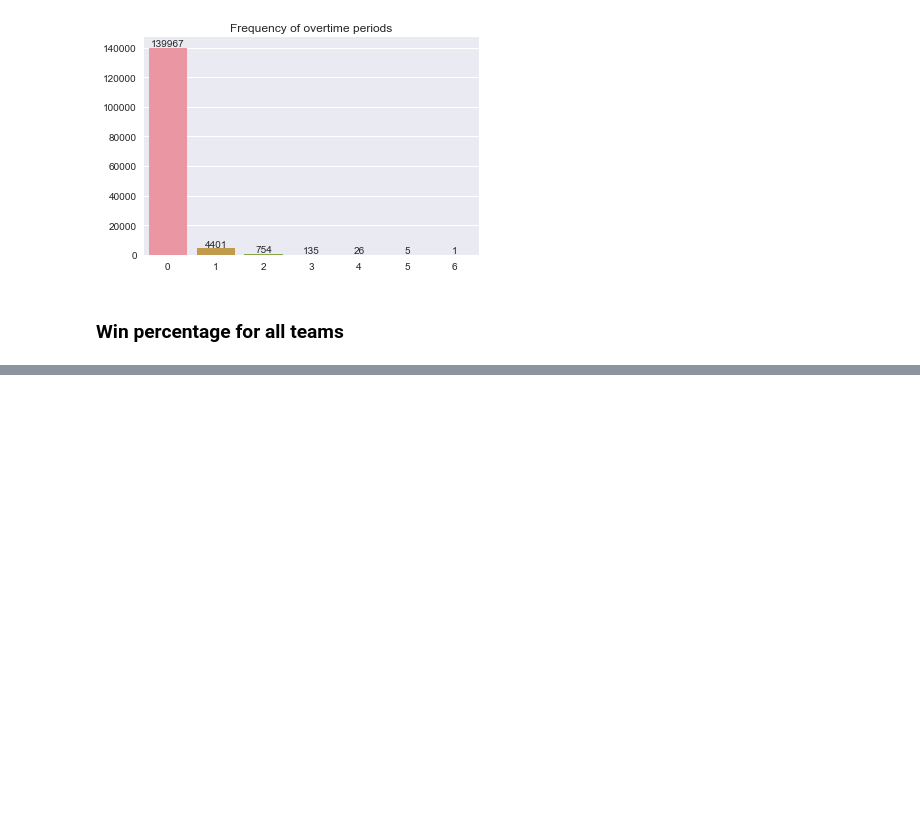
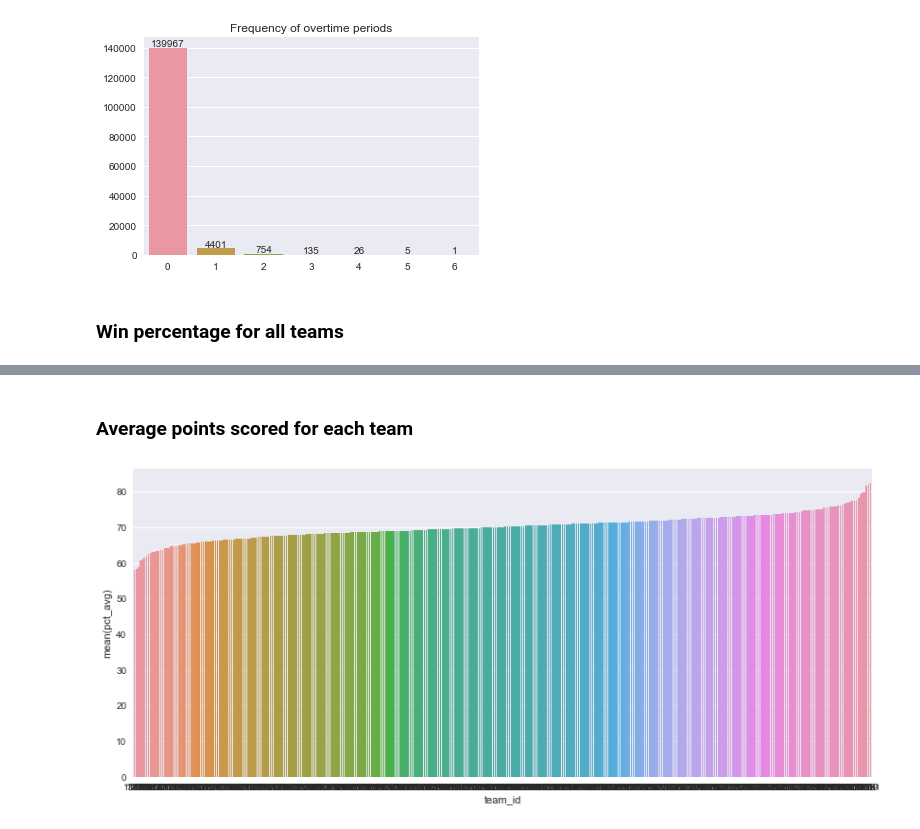
Before and after one commit to coder-ss/ml-learn, a Jupyter notebook: kaggle/MMLM2017/explore.ipynb, the cells around one changed output, grey strips where cells are left out. Saved outputs shown, nothing was run; the diff lists cells and outputs as text; code cells hidden in the pictures; blank space fills up the shorter version.

```diff
--- a/kaggle/MMLM2017/explore.ipynb
+++ b/kaggle/MMLM2017/explore.ipynb
@@ -99,0 +161,38 @@ plt.show()
+# %% [markdown]
+### Average points scored for each team
+# %%
+# 获取每个球队胜利的平均分、总分、场次
+grp_win = df_rscr.groupby('Wteam')['Wscore']
+win_score_mean = grp_win.mean()
+win_score_sum = grp_win.sum()
+win_count = grp_win.count()
+
+# 获取每个球队失败的平均分、总分、场次
+grp_loss = df_rscr.groupby('Lteam')['Lscore']
+loss_score_mean = grp_loss.mean()
+loss_score_sum = grp_loss.sum()
+loss_count = grp_loss.count()
+
+# 计算所以场次的平均分
+df_points = pd.DataFrame(
+    index=np.array(teams_id),
+    columns=['team_id', 'team_name', 'pct_avg', 'pct_count', 'win_avg', 'win_count', 'loss_avg', 'loss_count'])
+for team_id in teams_id:
+    df_points.loc[team_id]['team_id'] = team_id
+    df_points.loc[team_id]['team_name'] = df_teams.loc[df_teams['Team_Id'] == team_id].iloc[0]['Team_Name']
+    df_points.loc[team_id]['win_avg'] = win_score_mean.loc[team_id]
+    df_points.loc[team_id]['win_count'] = win_count.loc[team_id]
+    df_points.loc[team_id]['loss_avg'] = loss_score_mean.loc[team_id]
+    df_points.loc[team_id]['loss_count'] = loss_count.loc[team_id]
+    df_points.loc[team_id]['pct_count'] = win_count.loc[team_id] + loss_count.loc[team_id]
+    df_points.loc[team_id]['pct_avg'] = (loss_score_sum.loc[team_id] + win_score_sum.loc[team_id]) / (win_count.loc[team_id] + loss_count.loc[team_id])
+
+# 排序
+df_points = df_points.sort_values('pct_avg')
+
+# 绘图
+plt.subplots(figsize=(14, 6))
+sns.barplot(x='team_id', y='pct_avg', data=df_points, order=list(df_points['pct_avg'].axes[0]))
+plt.show()
+# %% [output]
+[figure, added]
```
Also changed, not shown: parts of 14 cells of this notebook.
